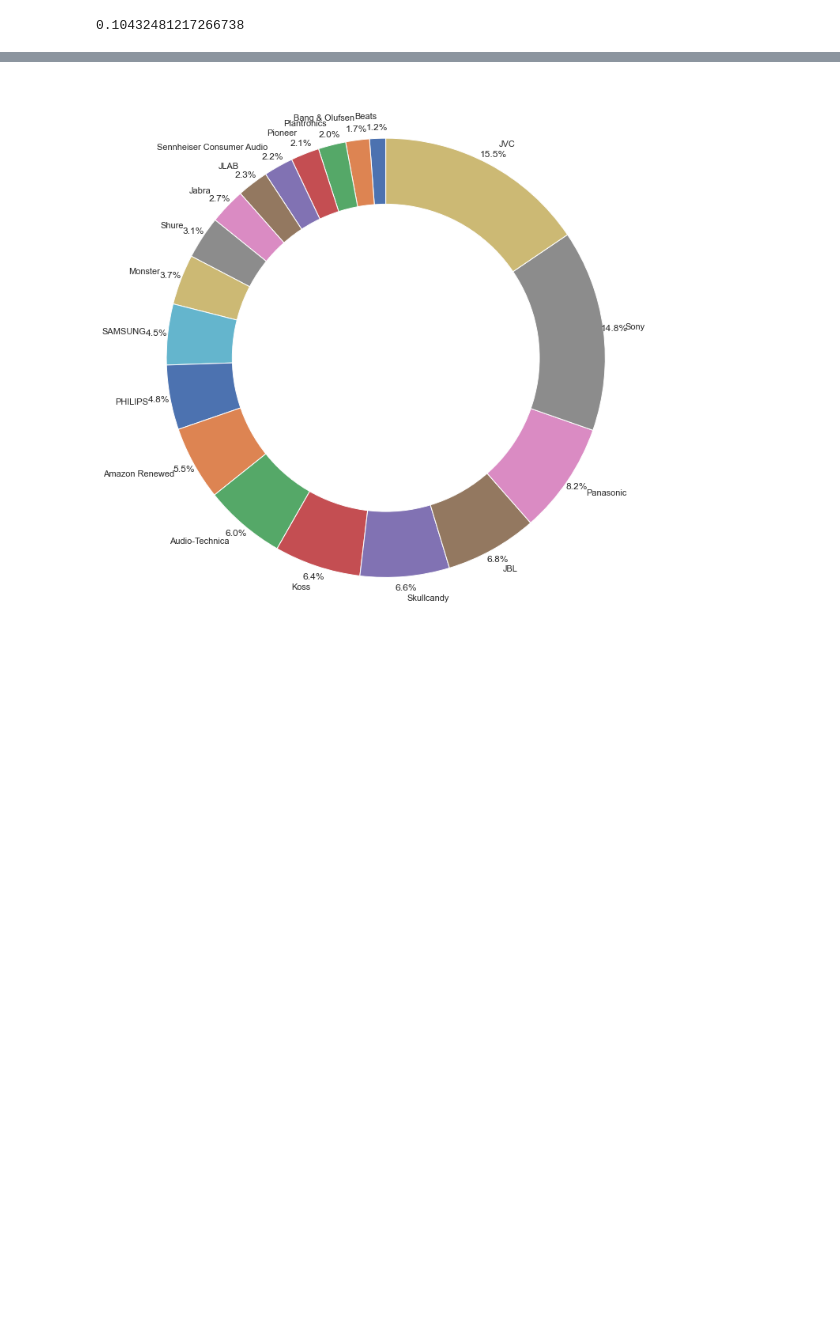
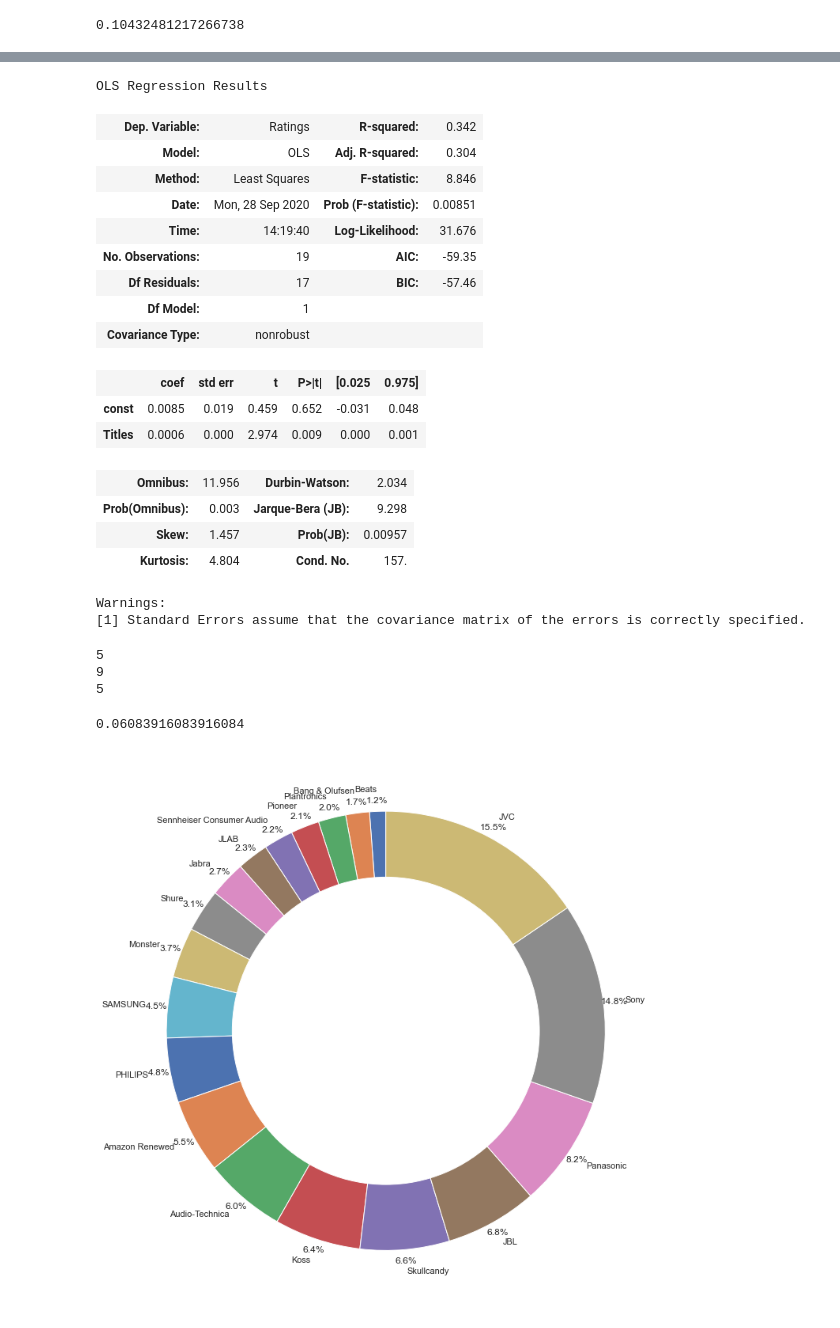
Before and after one commit to yhhsu0409/Amazon_Earbuds, a Jupyter notebook: Analysis/Analysis.ipynb, the cells around one changed output, grey strips where cells are left out. Saved outputs shown, nothing was run; the diff lists cells and outputs as text; code cells hidden in the pictures; blank space fills up the shorter version.

```diff
--- a/Analysis/Analysis.ipynb
+++ b/Analysis/Analysis.ipynb
@@ -355,3 +418,42 @@ Index(['Beats', 'Bang & Olufsen', 'Plantronics', 'Pioneer',
+# %%
+import statsmodels.api as sm
+model = sm.OLS(titles_ratings_relation['Ratings'],sm.add_constant(titles_ratings_relation['Titles']))
+result=model.fit()
+result.summary()
+# %% [output]
+OLS Regression Results
+| Dep. Variable: | Ratings | R-squared: | 0.342 |
+| Model: | OLS | Adj. R-squared: | 0.304 |
+| Method: | Least Squares | F-statistic: | 8.846 |
+| Date: | Mon, 28 Sep 2020 | Prob (F-statistic): | 0.00851 |
+| Time: | 14:19:40 | Log-Likelihood: | 31.676 |
+| No. Observations: | 19 | AIC: | -59.35 |
+| Df Residuals: | 17 | BIC: | -57.46 |
+| Df Model: | 1 |  |  |
+| Covariance Type: | nonrobust |  |  |
+|  | coef | std err | t | P>|t| | [0.025 | 0.975] |
+| const | 0.0085 | 0.019 | 0.459 | 0.652 | -0.031 | 0.048 |
+| Titles | 0.0006 | 0.000 | 2.974 | 0.009 | 0.000 | 0.001 |
+| Omnibus: | 11.956 | Durbin-Watson: | 2.034 |
+| Prob(Omnibus): | 0.003 | Jarque-Bera (JB): | 9.298 |
+| Skew: | 1.457 | Prob(JB): | 0.00957 |
+| Kurtosis: | 4.804 | Cond. No. | 157. |
+Warnings:
+[1] Standard Errors assume that the covariance matrix of the errors is correctly specified.
+# %%
+print(len(high))
+print(len(mid))
+print(len(low))
+# %% [output]
+5
+9
+5
+# %%
+high_price_brands_counts = data.groupby('Brands').Titles.count().sort_values(ascending=False)
+high_price_brands_percentage = high_price_brands_counts[sort_price[:3].index].sum()/1430
+high_price_brands_percentage
+# %% [output]
+0.06083916083916084
 # %%
 fig1, ax1 = plt.subplots(figsize=(30,10))
 labels = item_count.index
```
Also changed, not shown: parts of 23 cells of this notebook, 2 other files.
